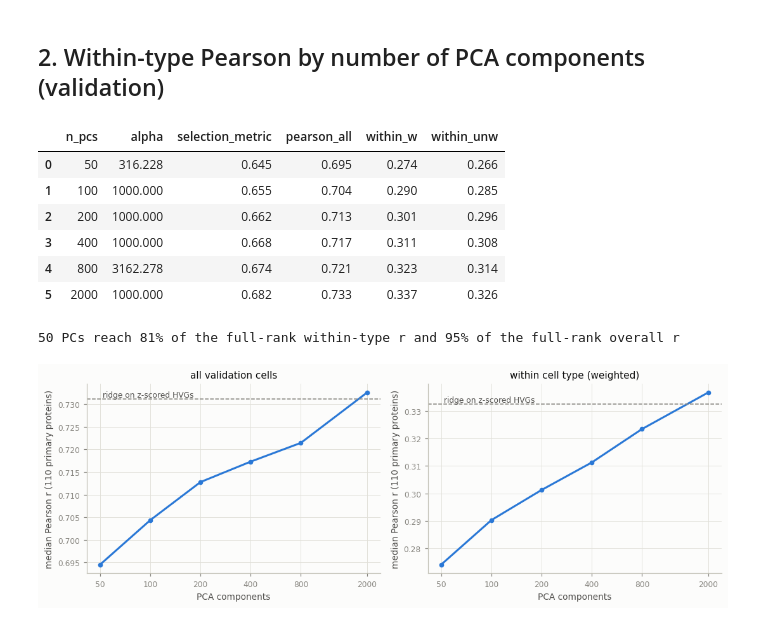
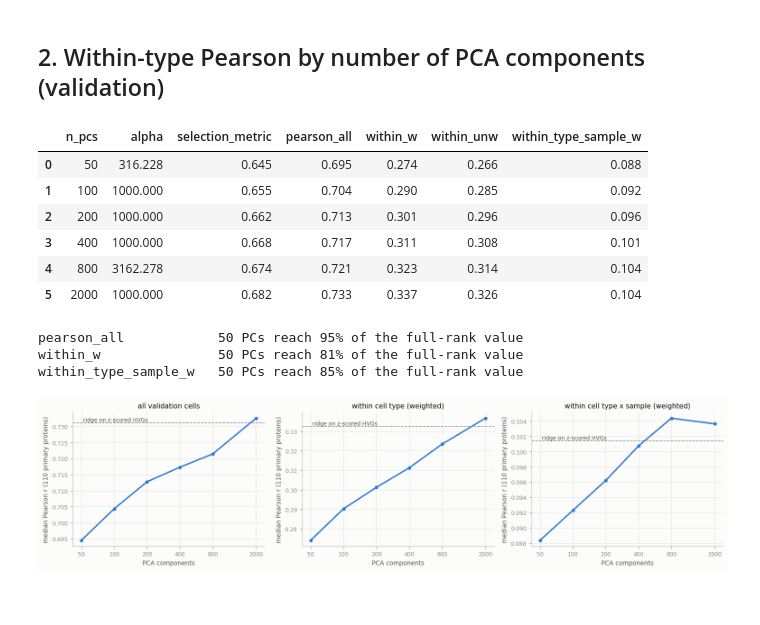
Before and after one commit to ardaqas/citeseq-rna-to-protein-transfer, a Jupyter notebook: notebooks/03b_phase3_followups.ipynb, the cells around one changed output. Drawn from its saved outputs; the diff is of its cells as text; code cells hidden in the pictures.

```diff
--- a/notebooks/03b_phase3_followups.ipynb
+++ b/notebooks/03b_phase3_followups.ipynb
@@ -109,35 +113,41 @@ for n in PCS:
     rp = RidgePath().fit(Z_tr[:, :n], Y_tr, ALPHAS)
     scores = {a: sel_metric(rp.predict(Z_va[:, :n], a)) for a in ALPHAS}
     a_best = max(scores, key=scores.get)       # same rule as notebook 03, per n
-    e = evaluate(Y_va, rp.predict(Z_va[:, :n], a_best), ct_va, proteins, MIN_CELLS).loc[primary]
+    p_n = rp.predict(Z_va[:, :n], a_best)
+    e = evaluate(Y_va, p_n, ct_va, proteins, MIN_CELLS).loc[primary]
+    e_ts = evaluate(Y_va, p_n, ts_va, proteins, MIN_CELLS).loc[primary]
     curve.append({"n_pcs": n, "alpha": a_best, "selection_metric": scores[a_best],
                   "pearson_all": e["pearson_all"].median(), "within_w": e["within_w"].median(),
-                  "within_unw": e["within_unw"].median()})
+                  "within_unw": e["within_unw"].median(), "within_type_sample_w": e_ts["within_w"].median()})
 e_h = evaluate(Y_va, pred["ridge HVG"], ct_va, proteins, MIN_CELLS).loc[primary]
+e_h["within_type_sample_w"] = evaluate(Y_va, pred["ridge HVG"], ts_va, proteins, MIN_CELLS).loc[primary, "within_w"]
 curve = pd.DataFrame(curve)
 curve
 # %% [output]
-|  | n_pcs | alpha | selection_metric | pearson_all | within_w | within_unw |
-| 0 | 50 | 316.228 | 0.645 | 0.695 | 0.274 | 0.266 |
-| 1 | 100 | 1000.000 | 0.655 | 0.704 | 0.290 | 0.285 |
-| 2 | 200 | 1000.000 | 0.662 | 0.713 | 0.301 | 0.296 |
-| 3 | 400 | 1000.000 | 0.668 | 0.717 | 0.311 | 0.308 |
-| 4 | 800 | 3162.278 | 0.674 | 0.721 | 0.323 | 0.314 |
-| 5 | 2000 | 1000.000 | 0.682 | 0.733 | 0.337 | 0.326 |
+|  | n_pcs | alpha | selection_metric | pearson_all | within_w | within_unw | within_type_sample_w |
+| 0 | 50 | 316.228 | 0.645 | 0.695 | 0.274 | 0.266 | 0.088 |
+| 1 | 100 | 1000.000 | 0.655 | 0.704 | 0.290 | 0.285 | 0.092 |
+| 2 | 200 | 1000.000 | 0.662 | 0.713 | 0.301 | 0.296 | 0.096 |
+| 3 | 400 | 1000.000 | 0.668 | 0.717 | 0.311 | 0.308 | 0.101 |
+| 4 | 800 | 3162.278 | 0.674 | 0.721 | 0.323 | 0.314 | 0.104 |
+| 5 | 2000 | 1000.000 | 0.682 | 0.733 | 0.337 | 0.326 | 0.104 |
 # %%
-fig, axes = plt.subplots(1, 2, figsize=(10, 3.6))
-for ax, m, title in zip(axes, ["pearson_all", "within_w"], ["all validation cells", "within cell type (weighted)"]):
+fig, axes = plt.subplots(1, 3, figsize=(14, 3.6))
+for ax, m, title in zip(axes, ["pearson_all", "within_w", "within_type_sample_w"],
+                        ["all validation cells", "within cell type (weighted)", "within cell type x sample (weighted)"]):
     ax.plot(curve["n_pcs"], curve[m], color=P.BLUE, lw=2, marker="o", ms=4, label="ridge on PCA")
     ax.axhline(e_h[m].median(), color=P.MUTED, ls="--", lw=1)
     ax.text(curve["n_pcs"].iloc[0], e_h[m].median(), " ridge on z-scored HVGs", va="bottom", fontsize=8, color=P.INK_2)
     ax.set_xscale("log"); ax.set_xticks(curve["n_pcs"], [str(int(n)) for n in curve["n_pcs"]])
     ax.minorticks_off()
     ax.set_xlabel("PCA components"); ax.set_ylabel("median Pearson r (110 primary proteins)")
     ax.set_title(title)
 fig.tight_layout()
 fig.savefig(OUT_FIG / "phase3b_pcs_curve.png")
-rel = (curve["within_w"].iloc[0] / curve["within_w"].iloc[-1], curve["pearson_all"].iloc[0] / curve["pearson_all"].iloc[-1])
-print(f"50 PCs reach {rel[0]:.0%} of the full-rank within-type r and {rel[1]:.0%} of the full-rank overall r")
+for m in ["pearson_all", "within_w", "within_type_sample_w"]:
+    print(f"{m:<22} 50 PCs reach {curve[m].iloc[0] / curve[m].iloc[-1]:.0%} of the full-rank value")
 # %% [output]
-50 PCs reach 81% of the full-rank within-type r and 95% of the full-rank overall r
+pearson_all            50 PCs reach 95% of the full-rank value
+within_w               50 PCs reach 81% of the full-rank value
+within_type_sample_w   50 PCs reach 85% of the full-rank value
-[figure, old version]
+[figure, new version]
```
Also changed, not shown: parts of 9 cells of this notebook, 6 other files.
